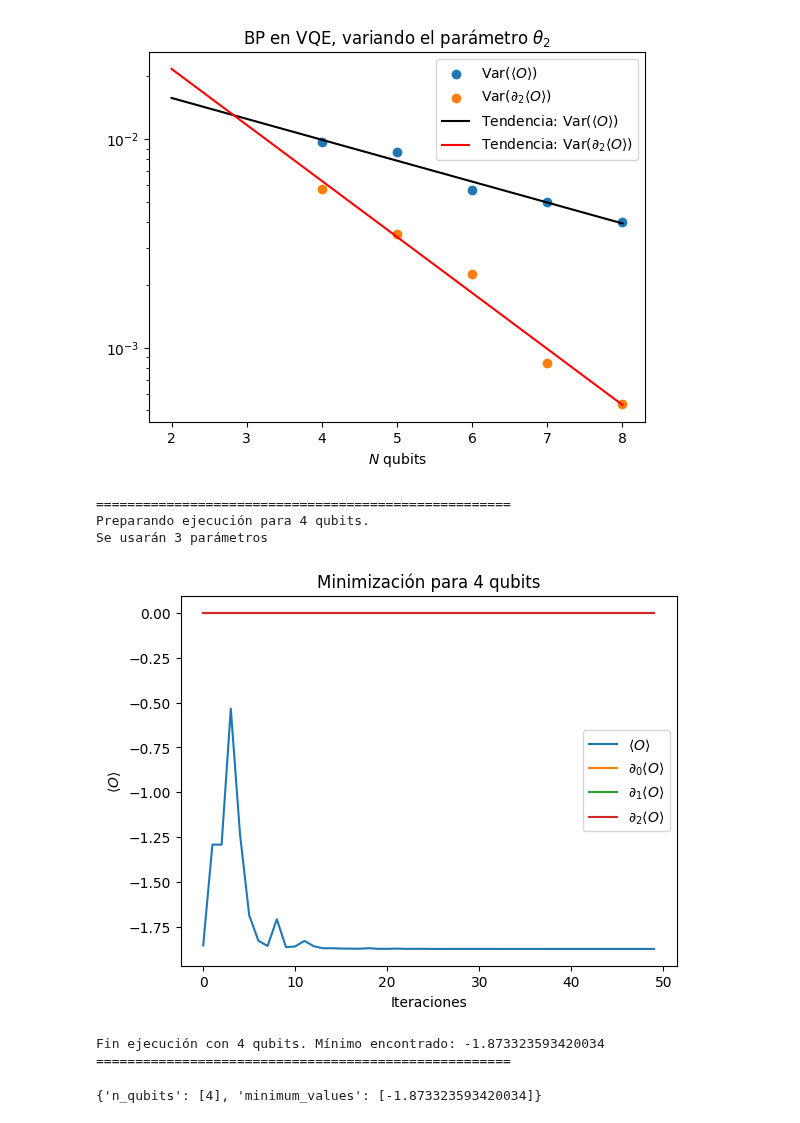
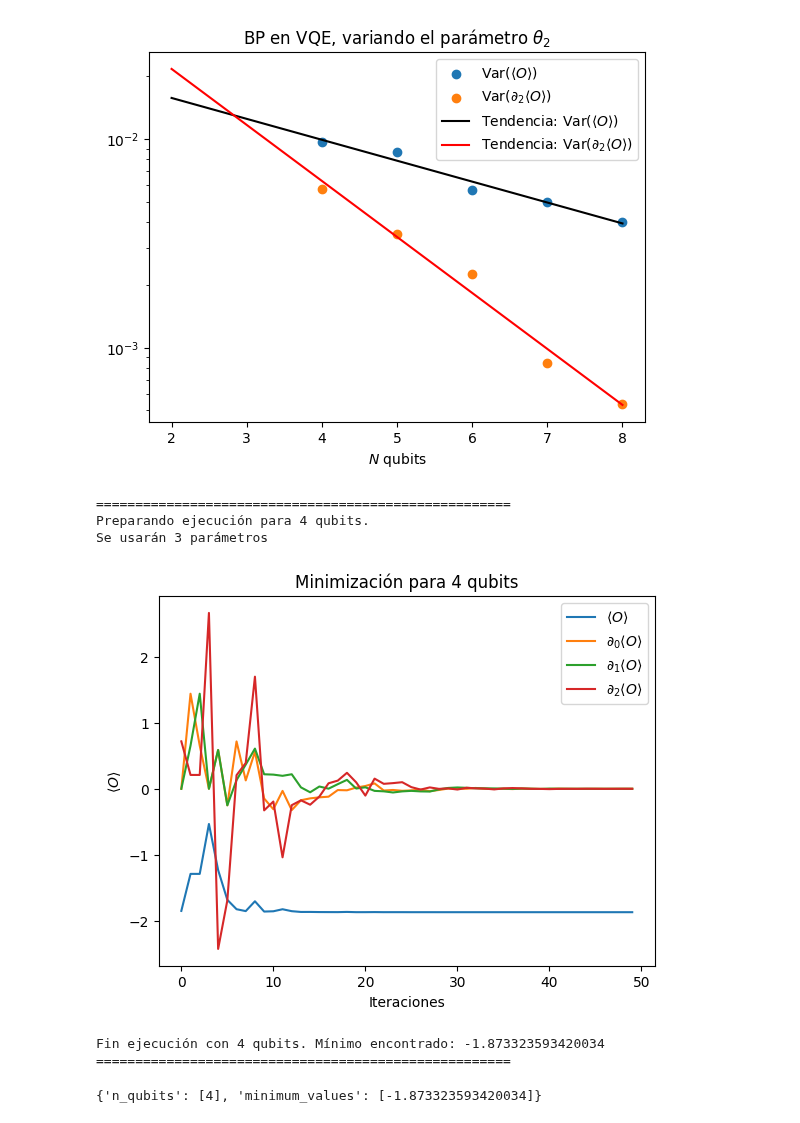
Before and after one commit to JLSM02/QML-Avoiding-BP, a Jupyter notebook: notebooks/VQE/H2/VQE_H2_molecule.ipynb, the cells around one changed output. Drawn from its saved outputs; the diff is of its cells as text; code cells hidden in the pictures.

```diff
--- a/notebooks/VQE/H2/VQE_H2_molecule.ipynb
+++ b/notebooks/VQE/H2/VQE_H2_molecule.ipynb
@@ -171,20 +171,20 @@ R^2 para derivada: 0.9812898087645957.
 # %%
 with open(f"data/hamiltonian0.719.pkl", "rb") as f:
         hamiltonian = pickle.load(f)
 
 def fun_ansatz(n):
     with open(f"data/ansatz0.719.pkl", "rb") as f:
         ansatz = pickle.load(f)
     return ansatz, ansatz.num_parameters
 
 ansatz, num_params = fun_ansatz(4)
 
-cf.VQE_minimization_BP(fun_ansatz, 4, 4, hamiltonian, [0,1,2])
+cf.VQE_minimization_BP(fun_ansatz, 4, 4, hamiltonian, [0,1,2], use_shift_rule=False)
 # %% [output]
 =====================================================
 Preparando ejecución para 4 qubits.
 Se usarán 3 parámetros
-[figure, old version]
+[figure, new version]
 Fin ejecución con 4 qubits. Mínimo encontrado: -1.873323593420034
 =====================================================
 {'n_qubits': [4], 'minimum_values': [-1.873323593420034]}
```
Also changed, not shown: parts of 1 cell of this notebook.
